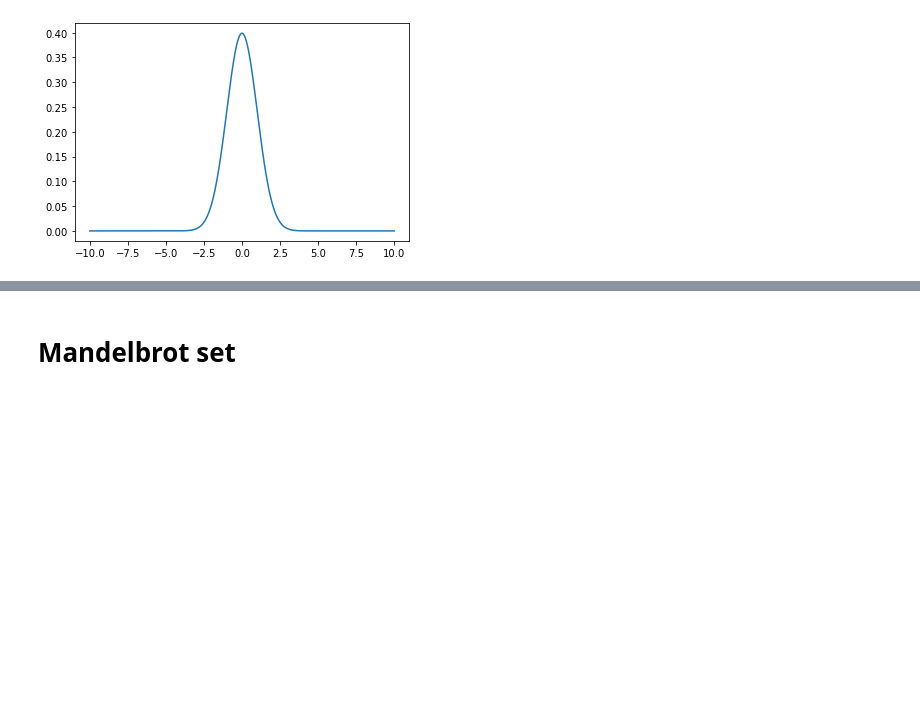
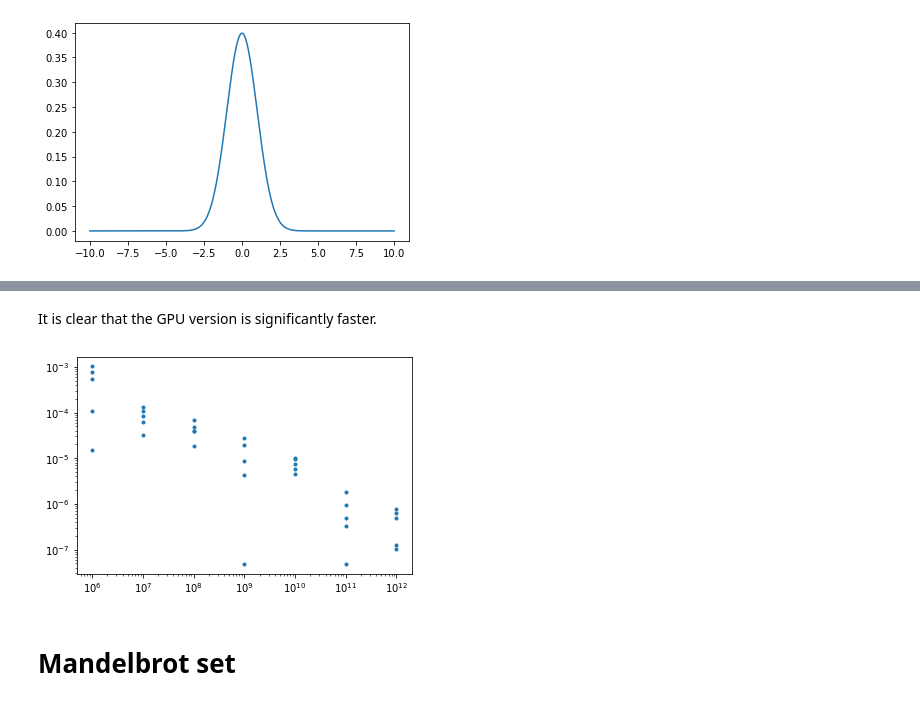
Before and after one commit to gjbex/Python-for-HPC, a Jupyter notebook: source-code/gpu/numba.ipynb, the cells around one changed output, grey strips where cells are left out. Cells and saved outputs as stored; diff of their text form; code cells hidden in the pictures; blank space fills up the shorter version.

```diff
--- a/source-code/gpu/numba.ipynb
+++ b/source-code/gpu/numba.ipynb
@@ -66,0 +115,4 @@ _ = plt.plot(x, pure_values)
+# %%
+nr_blocks = 4096
+nr_threads_per_block = 128
+nr_tries = 1024*nr_blocks*nr_threads_per_block
@@ -66,0 +127,11 @@ _ = plt.plot(x, pure_values)
+# %%
+@cuda.jit
+def compute_pi_kernel(rng_states, nr_tries, result):
+    idx = cuda.grid(1)
+    hits = 0
+    for _ in range(nr_tries):
+        x = xoroshiro128p_uniform_float32(rng_states, idx)
+        y = xoroshiro128p_uniform_float32(rng_states, idx)
+        if x**2 + y**2 < 1.0:
+            hits += 1
+    result[idx] = 4.0*hits/nr_tries
@@ -66,0 +140,11 @@ _ = plt.plot(x, pure_values)
+# %%
+def compute_pi_gpu(nr_tries, nr_blocks, nr_threads_per_blocks):
+    rng_states = create_xoroshiro128p_states(nr_blocks*nr_threads_per_block, seed=random.randint(0, 100_000))
+    dev_result = cuda.device_array((nr_blocks*nr_threads_per_block, ), dtype=np.float32)
+    compute_pi_kernel[nr_blocks, nr_threads_per_block](
+        rng_states,
+        nr_tries//(nr_blocks*nr_threads_per_block),
+        dev_result
+    )
+    cuda.synchronize()
+    return np.sum(dev_result)/dev_result.shape[0]
@@ -67,3 +159,11 @@ _ = plt.plot(x, pure_values)
+# %% [markdown]
+It is clear that the GPU version is significantly faster.
+# %%
+precisions = assess_precision(compute_pi_gpu, 6, 12, 5, nr_blocks, nr_threads_per_block)
+# %%
+_ = plt.loglog(precisions[:, 0], precisions[:, 1], '.')
+# %% [output]
+[figure, added]
 # %% [markdown]
 # Mandelbrot set
 # %% [markdown]
```
Also changed, not shown: parts of 20 cells of this notebook.
